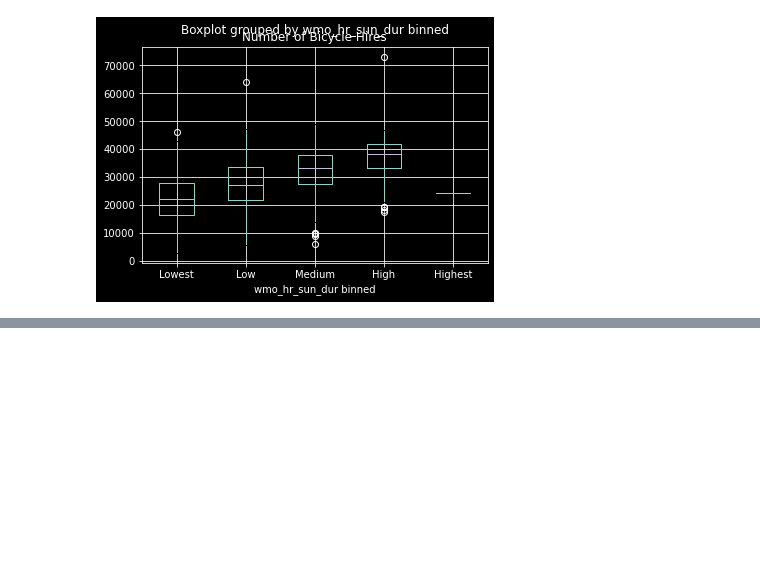
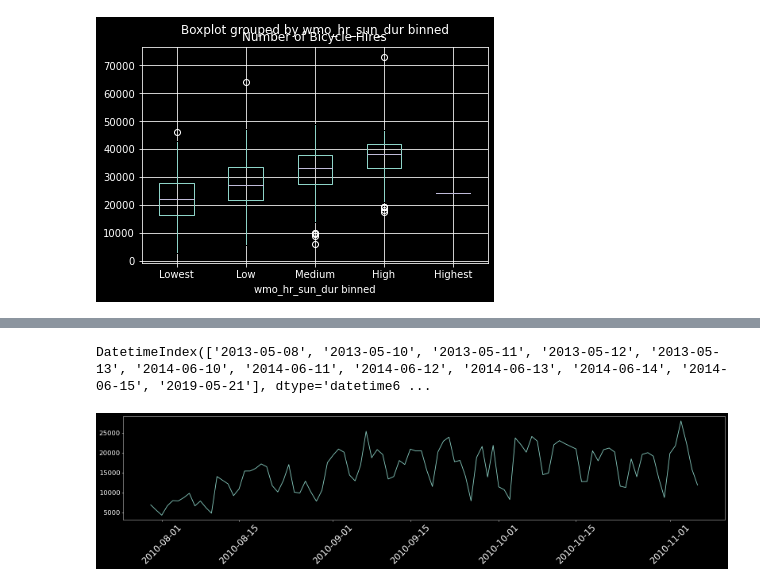
Before and after one commit to player1s/SocialDataWithTheBESTGroupEver, a Jupyter notebook: assignments/Project.ipynb, the cells around one changed output, grey strips where cells are left out. Cells and saved outputs as stored; diff of their text form; code cells hidden in the pictures; blank space fills up the shorter version.

```diff
--- a/assignments/Project.ipynb
+++ b/assignments/Project.ipynb
@@ -599,0 +639,16 @@ for col in weatherBinned.columns:
+# %%
+pd.date_range(start = np.min(bike_rentals_weather.index), end = np.max(bike_rentals_weather.index) ).difference(bike_rentals_weather.index)
+# missing a few dates -> 12
+# %% [output]
+DatetimeIndex(['2013-05-08', '2013-05-10', '2013-05-11', '2013-05-12', '2013-05-13', '2014-06-10', '2014-06-11', '2014-06-12', '2014-06-13', '2014-06-14', '2014-06-15', '2019-05-21'], dtype='datetime6 ...
+# %%
+bike_rentals.head()
+
+plt.figure(figsize=(20, 5), dpi=80)
+plt.plot(bike_rentals['Day'][:100], bike_rentals['Number of Bicycle Hires'][:100])
+plt.xticks(fontsize=20, rotation=45)
+plt.yticks(fontsize=15)
+plt.tight_layout()
+plt.show()
+# %% [output]
+[figure, added]
```
Also changed, not shown: parts of 34 cells of this notebook.
